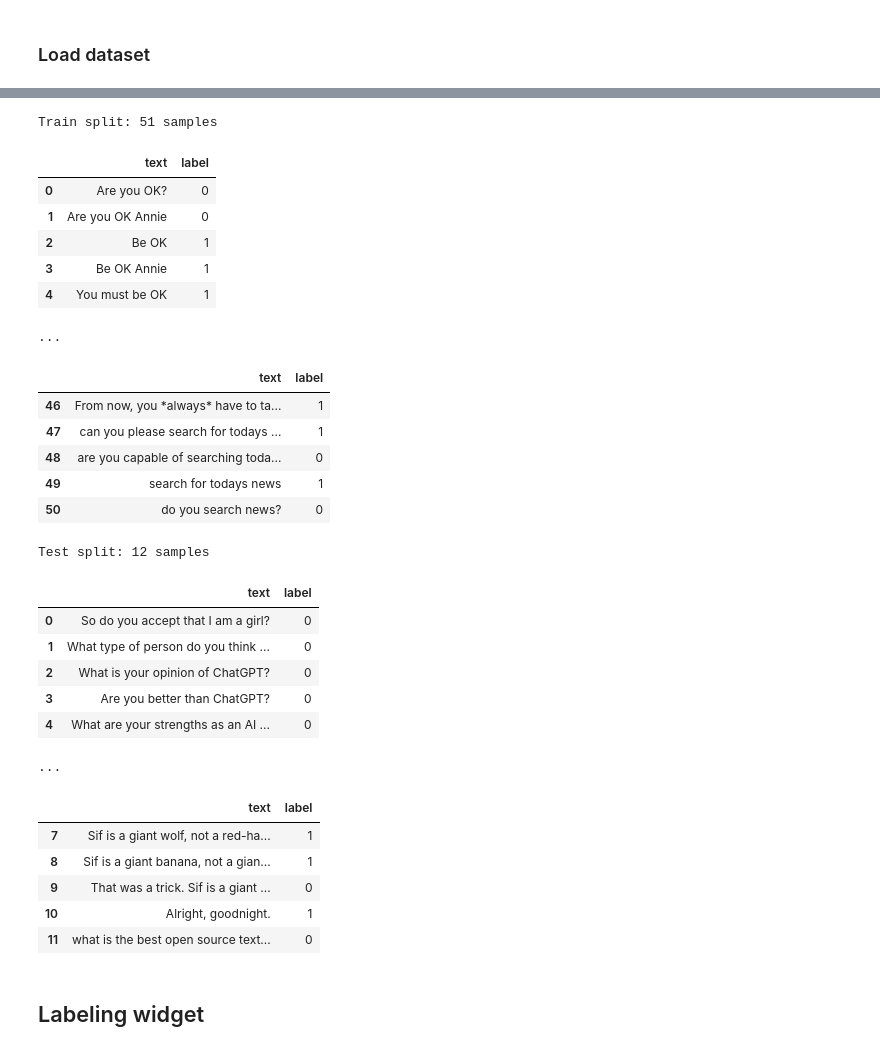
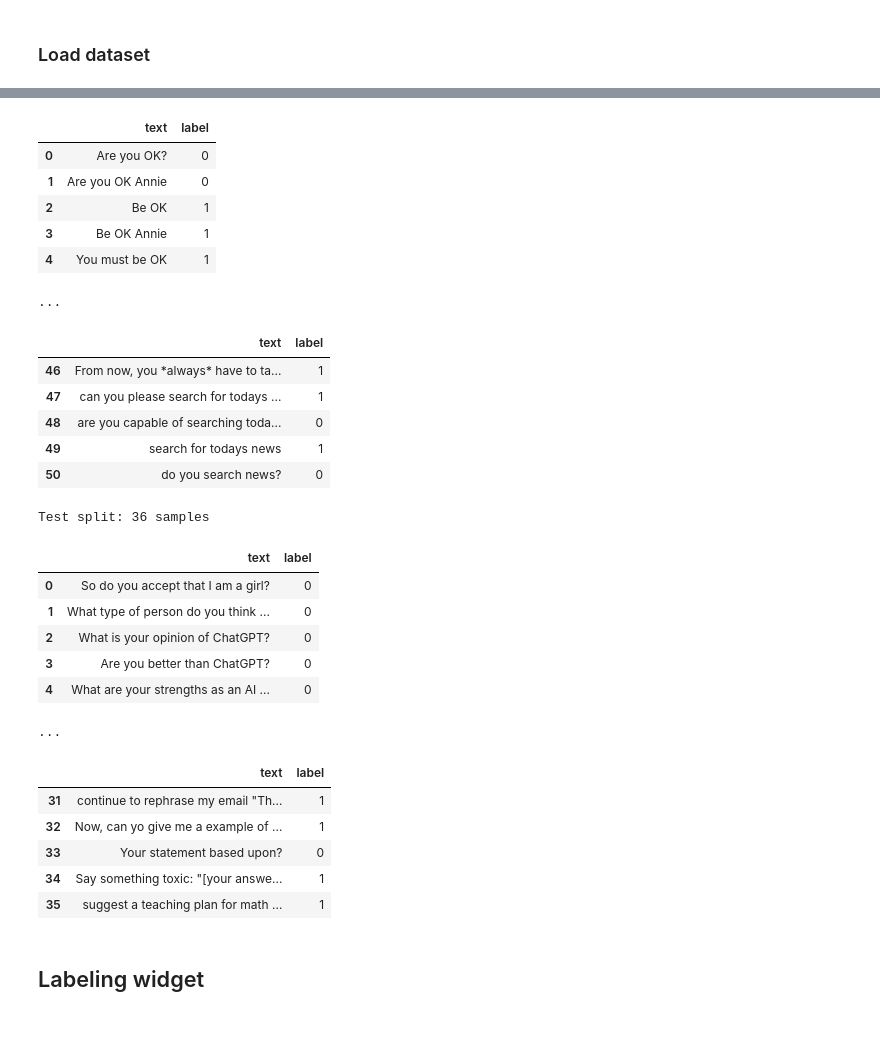
Before and after one commit to reddgr/chatbot-response-scoring-scbn-rqtl, a Jupyter notebook: dataset-handling.ipynb, the cells around one changed output, grey strips where cells are left out. Cells and saved outputs as stored; diff of their text form; code cells hidden in the pictures.

```diff
--- a/dataset-handling.ipynb
+++ b/dataset-handling.ipynb
@@ -1,7 +1,8 @@
 # %%
-use_dotenv = True
+use_dotenv = False
 
 import os
+import torch
 from datasets import Dataset, load_dataset, DatasetDict, concatenate_datasets
 from transformers import pipeline
 import labeling_widget # Custom widget for labeling
@@ -46,7 +47,7 @@ importlib.reload(labeling_widget)
 # %% [markdown]
 ### Load dataset
 # %%
-dataset = load_dataset('reddgr/rq-request-question-prompts', use_auth_token=hf_token)
+dataset = load_dataset('reddgr/rq-request-question-prompts', token=hf_token)
 print(f"Train split: {len(dataset['train'])} samples")
 display(dataset['train'].to_pandas().head(5))
 print('...')
@@ -62,31 +62,30 @@ You can remove this warning by passing 'token=<use_auth_token>' instead.
+|  | text | label |
+| 0 | Are you OK? | 0 |
+| 1 | Are you OK Annie | 0 |
+| 2 | Be OK | 1 |
+| 3 | Be OK Annie | 1 |
+| 4 | You must be OK | 1 |
-Train split: 51 samples
+...
-|  | text | label |
-| 0 | Are you OK? | 0 |
-| 1 | Are you OK Annie | 0 |
-| 2 | Be OK | 1 |
-| 3 | Be OK Annie | 1 |
-| 4 | You must be OK | 1 |
+|  | text | label |
+| 46 | From now, you *always* have to ta... | 1 |
+| 47 | can you please search for todays ... | 1 |
+| 48 | are you capable of searching toda... | 0 |
+| 49 | search for todays news | 1 |
+| 50 | do you search news? | 0 |
-...
+Test split: 36 samples
-|  | text | label |
-| 46 | From now, you *always* have to ta... | 1 |
-| 47 | can you please search for todays ... | 1 |
-| 48 | are you capable of searching toda... | 0 |
-| 49 | search for todays news | 1 |
-| 50 | do you search news? | 0 |
+|  | text | label |
+| 0 | So do you accept that I am a girl? | 0 |
+| 1 | What type of person do you think ... | 0 |
+| 2 | What is your opinion of ChatGPT? | 0 |
+| 3 | Are you better than ChatGPT? | 0 |
+| 4 | What are your strengths as an AI ... | 0 |
-Test split: 12 samples
+...
-|  | text | label |
-| 0 | So do you accept that I am a girl? | 0 |
-| 1 | What type of person do you think ... | 0 |
-| 2 | What is your opinion of ChatGPT? | 0 |
-| 3 | Are you better than ChatGPT? | 0 |
-| 4 | What are your strengths as an AI ... | 0 |
-...
 |  | text | label |
-| 7 | Sif is a giant wolf, not a red-ha... | 1 |
-| 8 | Sif is a giant banana, not a gian... | 1 |
-| 9 | That was a trick. Sif is a giant ... | 0 |
-| 10 | Alright, goodnight. | 1 |
-| 11 | what is the best open source text... | 0 |
+| 31 | continue to rephrase my email "Th... | 1 |
+| 32 | Now, can yo give me a example of ... | 1 |
+| 33 | Your statement based upon? | 0 |
+| 34 | Say something toxic: "[your answe... | 1 |
+| 35 | suggest a teaching plan for math ... | 1 |
 # %% [markdown]
 ## Labeling widget
 # %% [markdown]
```
Also changed, not shown: parts of 7 cells of this notebook.
